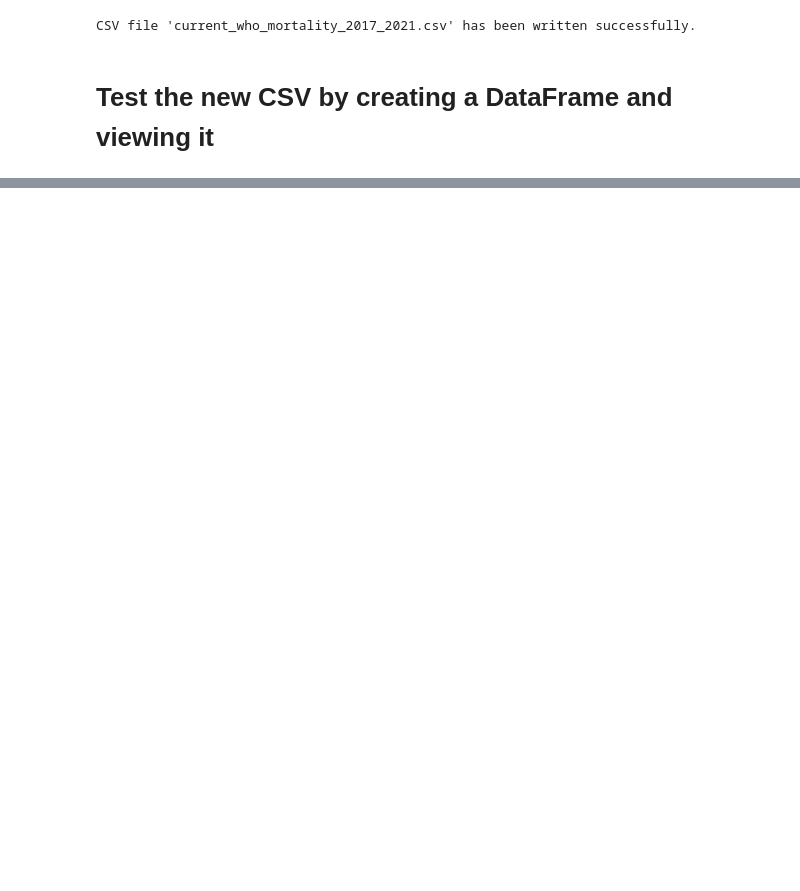
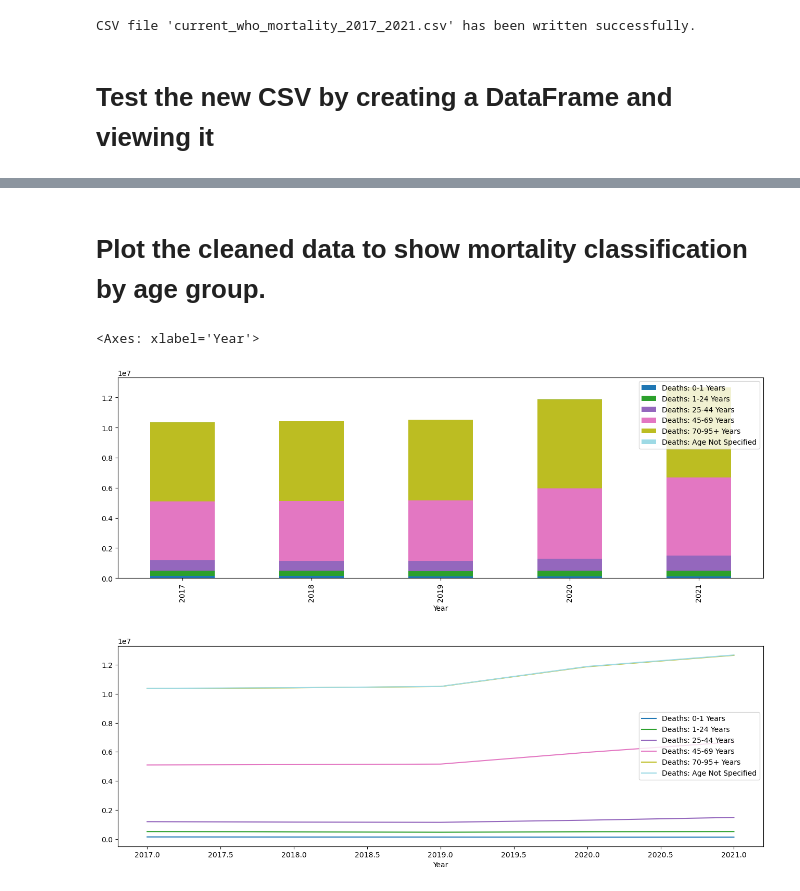
Before and after one commit to ShylaTatum/Group-Project-1, a Jupyter notebook: who_mortality_cleaning_workbook.ipynb, the cells around one changed output, grey strips where cells are left out. Saved outputs shown, nothing was run; the diff lists cells and outputs as text; code cells hidden in the pictures; blank space fills up the shorter version.

```diff
--- a/who_mortality_cleaning_workbook.ipynb
+++ b/who_mortality_cleaning_workbook.ipynb
@@ -333,3 +334,16 @@ display(df_final.head())
 | 2 | 2017 | 4160 | Iceland | Northern Europe | 1 - Male | A08 | Infectious and parasitic diseases | 103 | ... |
 | 3 | 2017 | 4160 | Iceland | Northern Europe | 1 - Male | A32 | Infectious and parasitic diseases | 103 | ... |
 | 4 | 2017 | 4160 | Iceland | Northern Europe | 1 - Male | A41 | Infectious and parasitic diseases | 103 | ... |
+# %% [markdown]
+# Plot the cleaned data to show mortality classification by age group.
+# %%
+# Grouping by Year, then summing up the deaths across age groups
+impact_by_year_icd = df_final.groupby(['Year']).agg({'Deaths: 0-1 Years': 'sum', 'Deaths: 1-24 Years': 'sum', 'Deaths: 25-44 Years': 'sum', 'Deaths: 45-69 Years': 'sum', 'Deaths: 70-95+ Years': 'sum', 'Deaths: Age Not Specified': 'sum'})
+
+# Plotting the graph
+impact_by_year_icd.plot(kind='bar', stacked=True, figsize=(16, 5), colormap='tab20')
+impact_by_year_icd.plot(kind='line', stacked=True, figsize=(16, 5), colormap='tab20')
+# %% [output]
+<Axes: xlabel='Year'>
+[figure, added]
+[figure, added]
```
Also changed, not shown: parts of 9 cells of this notebook.
